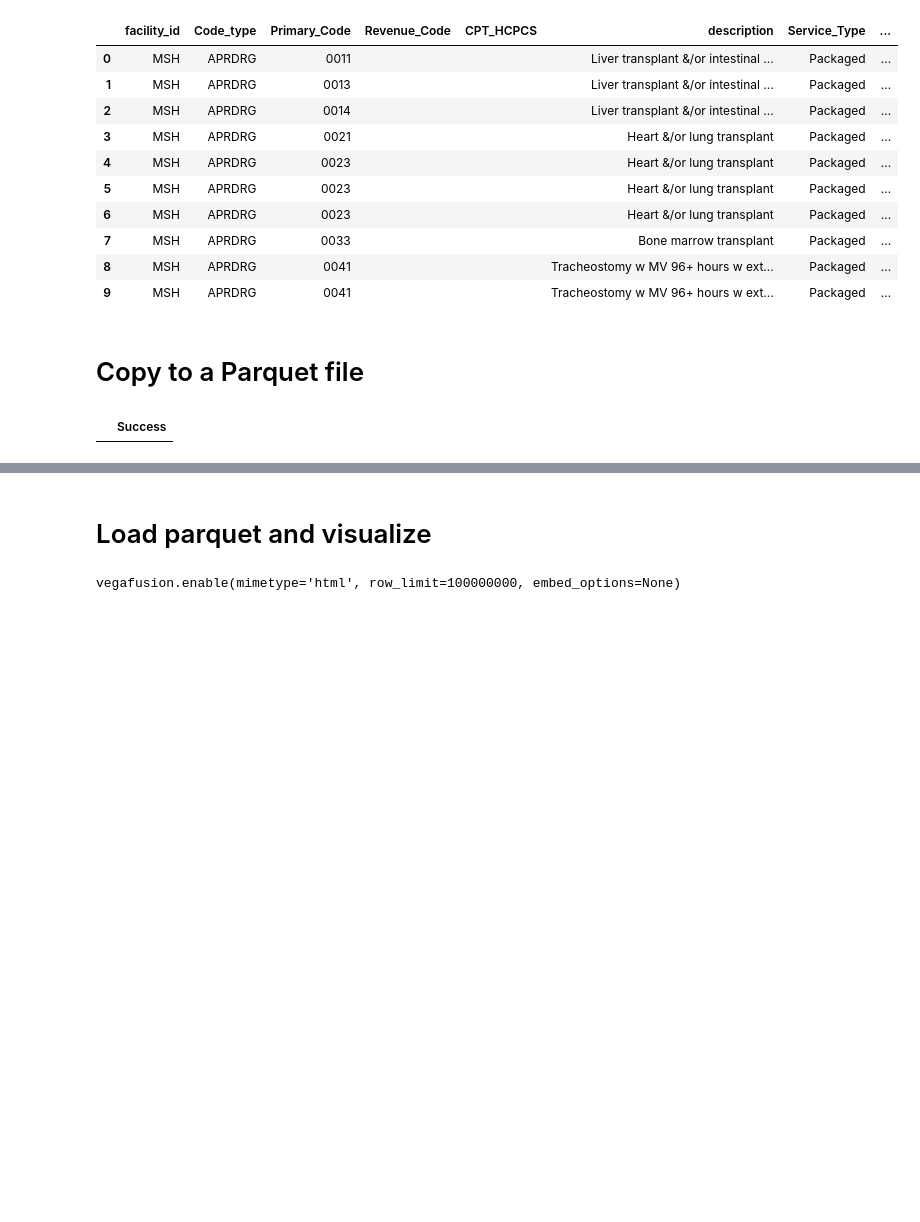
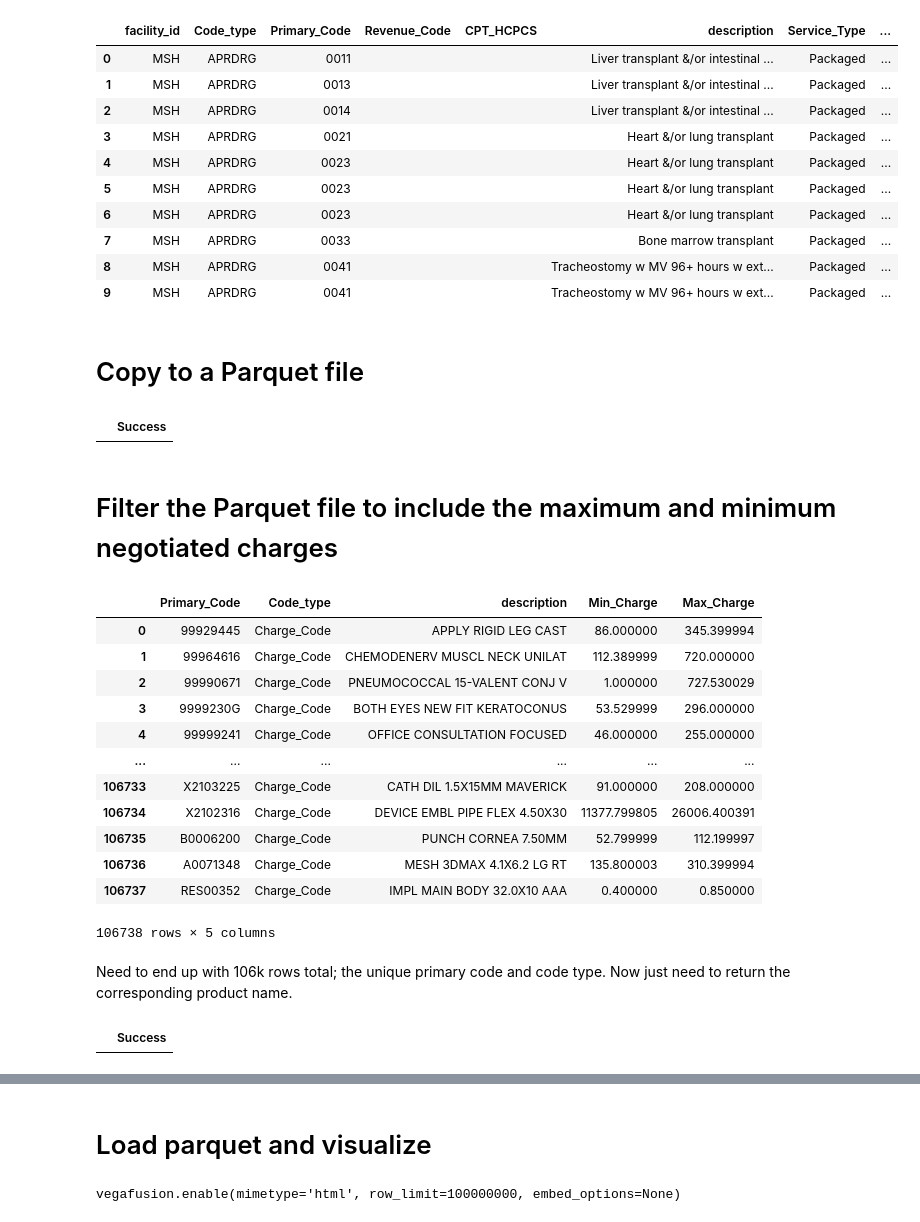
Before and after one commit to onefact/data_build_tool_payless.health, a Jupyter notebook: notebooks/230809-mount-sinai.ipynb, the cells around one changed output, grey strips where cells are left out. Cells and saved outputs as stored; diff of their text form; code cells hidden in the pictures; blank space fills up the shorter version.

```diff
--- a/notebooks/230809-mount-sinai.ipynb
+++ b/notebooks/230809-mount-sinai.ipynb
@@ -250,3 +250,36 @@ FROM read_csv('131624096_mount-sinai-hospital_standardcharges.txt',
 ) TO '131624096_mount-sinai-hospital_standardcharges.parquet' (COMPRESSION ZSTD);
 # %% [output]
 |  | Success |
+# %% [markdown]
+# Filter the Parquet file to include the maximum and minimum negotiated charges
+# %%
+%%sql
+SELECT DISTINCT
+  Primary_Code,
+  Code_type,
+  description,
+  MIN(Minimum_Negotiated_Charge) AS Min_Charge,
+  MAX(Maximum_Negotiated_Charge) AS Max_Charge
+FROM '131624096_mount-sinai-hospital_standardcharges.parquet'
+GROUP BY Code_type, Primary_Code, description;
+# %% [output]
+|  | Primary_Code | Code_type | description | Min_Charge | Max_Charge |
+| 0 | 99929445 | Charge_Code | APPLY RIGID LEG CAST | 86.000000 | 345.399994 |
+| 1 | 99964616 | Charge_Code | CHEMODENERV MUSCL NECK UNILAT | 112.389999 | 720.000000 |
+| 2 | 99990671 | Charge_Code | PNEUMOCOCCAL 15-VALENT CONJ V | 1.000000 | 727.530029 |
+| 3 | 9999230G | Charge_Code | BOTH EYES NEW FIT KERATOCONUS | 53.529999 | 296.000000 |
+| 4 | 99999241 | Charge_Code | OFFICE CONSULTATION FOCUSED | 46.000000 | 255.000000 |
+| ... | ... | ... | ... | ... | ... |
+| 106733 | X2103225 | Charge_Code | CATH DIL 1.5X15MM MAVERICK | 91.000000 | 208.000000 |
+| 106734 | X2102316 | Charge_Code | DEVICE EMBL PIPE FLEX 4.50X30 | 11377.799805 | 26006.400391 |
+| 106735 | B0006200 | Charge_Code | PUNCH CORNEA 7.50MM | 52.799999 | 112.199997 |
+| 106736 | A0071348 | Charge_Code | MESH 3DMAX 4.1X6.2 LG RT | 135.800003 | 310.399994 |
+| 106737 | RES00352 | Charge_Code | IMPL MAIN BODY 32.0X10 AAA | 0.400000 | 0.850000 |
+106738 rows × 5 columns
+# %% [markdown]
+Need to end up with 106k rows total; the unique primary code and code type. Now just need to return the corresponding product name.
+# %%
+%%sql
+CREATE TABLE standardcharges AS SELECT * FROM '/Users/me/dropbox/projects/data_build_tool_payless.health/131624096_mount-sinai-hospital_standardcharges.parquet'
+# %% [output]
+|  | Success |
```
Also changed, not shown: parts of 15 cells of this notebook, 1 other file.
